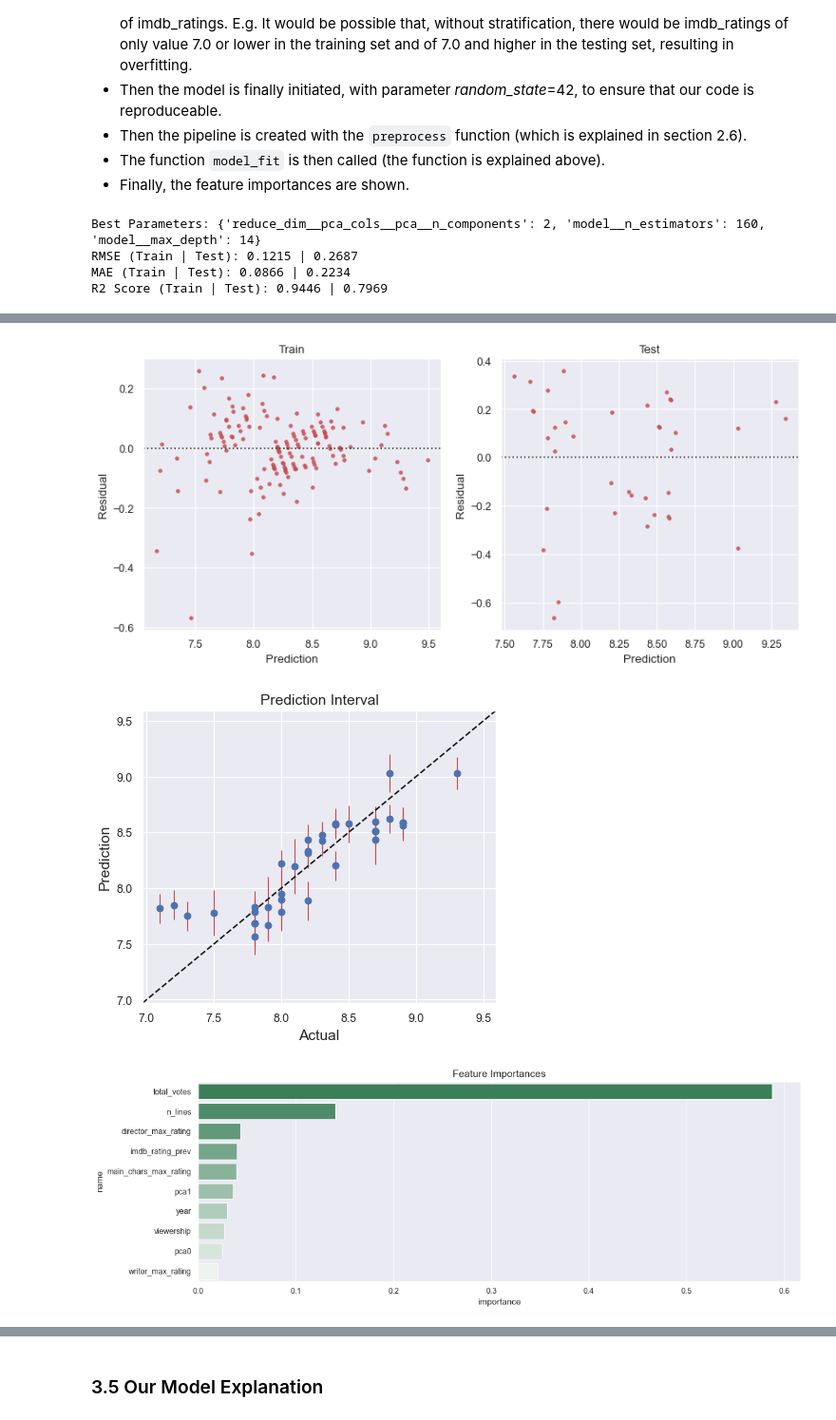
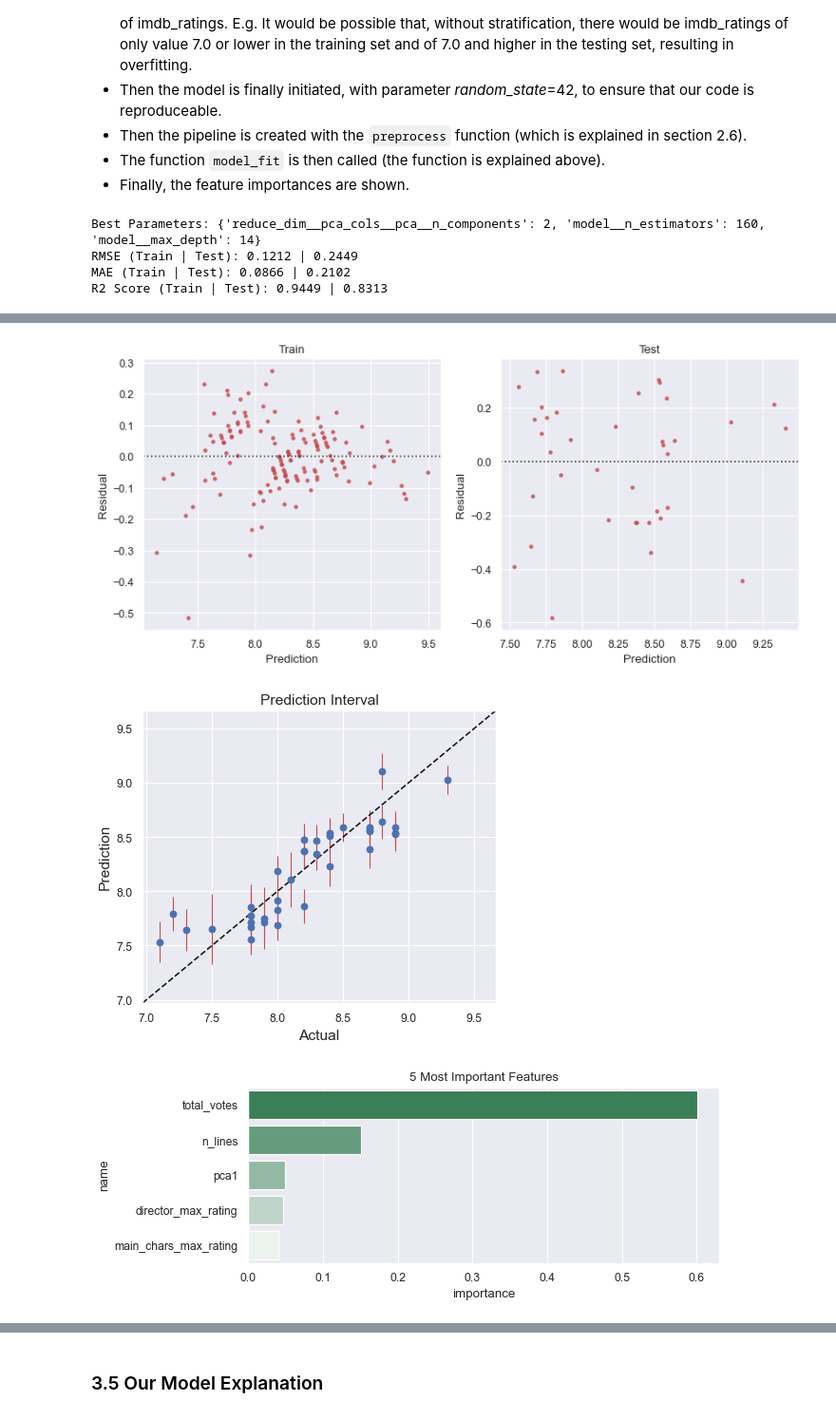
Before and after one commit to monicasteph97/mlp-proj1, a Jupyter notebook: project1.ipynb, the cells around one changed output, grey strips where cells are left out. Shown at 95% size. Saved outputs shown, nothing was run; the diff lists cells and outputs as text; code cells hidden in the pictures.

```diff
--- a/project1.ipynb
+++ b/project1.ipynb
@@ -1005,9 +1005,11 @@ def show_feature_importances(pipeline, topk=10):
     df_feature = df_feature.head(topk)
 
     # Plot
-    plt.figure(figsize=(15, 5))
+    plt.figure(figsize=(8, 3))
     sns.barplot(df_feature, x='importance', y='name', palette=colors)
-    plt.title('Feature Importances', fontsize=14)
+    plt.title(f'{topk} Most Important Features')
+
+    return df_feature
 # %% [markdown]
 ### <a id=34> 3.4 Model Fitting </a>
 # %% [markdown]
@@ -1045,16 +1047,16 @@ num_cols = [x for x in df.columns if not x in label + stratify + cat_cols + remo
 
 # Features that are going to be preserved; perform PCA on other features
 cols_preserved = ['total_votes', 'writer_max_rating', 'director_max_rating', 'main_chars_max_rating',
-                  'imdb_rating_prev', 'n_lines', 'viewership', 'year', 'month']
+                  'n_lines', 'year', 'month']
 
 X_train, X_test, y_train, y_test = split(df.drop(columns=remove_cols), label=label, stratify=stratify)
 
 model = RandomForestRegressor(random_state=42, max_features=None)
 pipeline = preprocess(model, num_cols, cat_cols, cols_preserved)
 final_pipeline = model_fit(pipeline, X_train, X_test, y_train, y_test)
-show_feature_importances(final_pipeline)
+df_feature = show_feature_importances(final_pipeline, topk=5)
 # %% [output]
 Best Parameters: {'reduce_dim__pca_cols__pca__n_components': 2, 'model__n_estimators': 160, 'model__max_depth': 14}
-RMSE (Train | Test): 0.1215 | 0.2687
-MAE (Train | Test): 0.0866 | 0.2234
-R2 Score (Train | Test): 0.9446 | 0.7969
+RMSE (Train | Test): 0.1212 | 0.2449
+MAE (Train | Test): 0.0866 | 0.2102
+R2 Score (Train | Test): 0.9449 | 0.8313
@@ -1062,3 +1064,3 @@ R2 Score (Train | Test): 0.9446 | 0.7969
-[figure, old version]
+[figure, new version]
-[figure, old version]
+[figure, new version]
-[figure, old version]
+[figure, new version]
```
Also changed, not shown: parts of 9 cells of this notebook.
